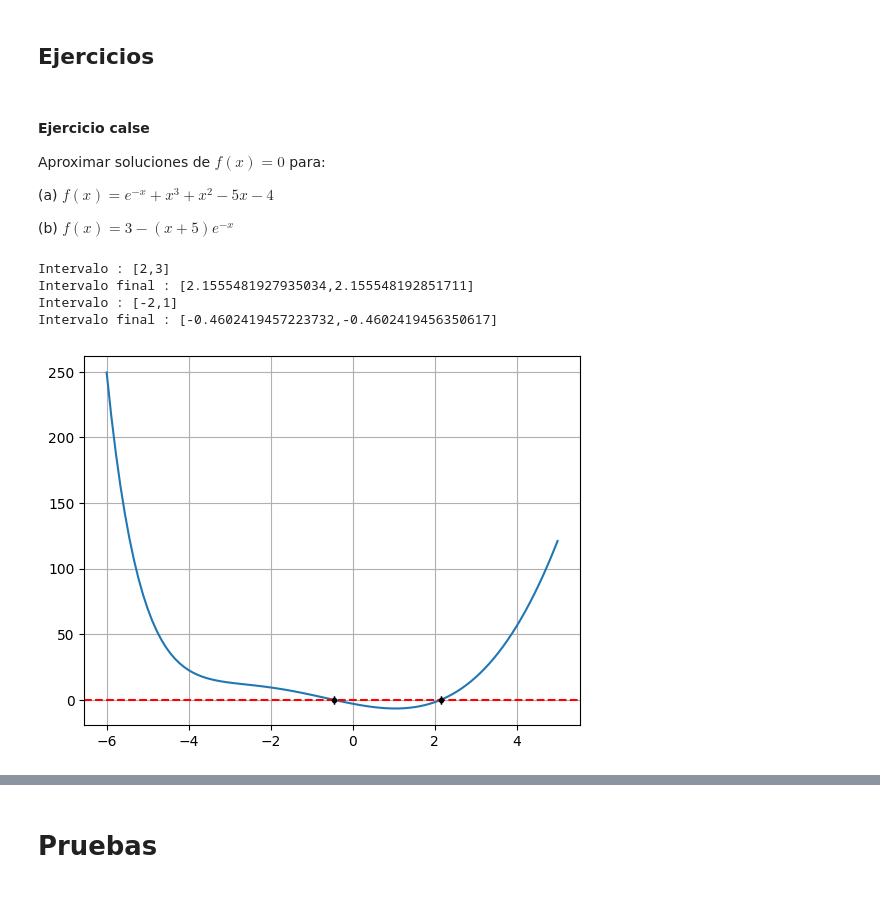
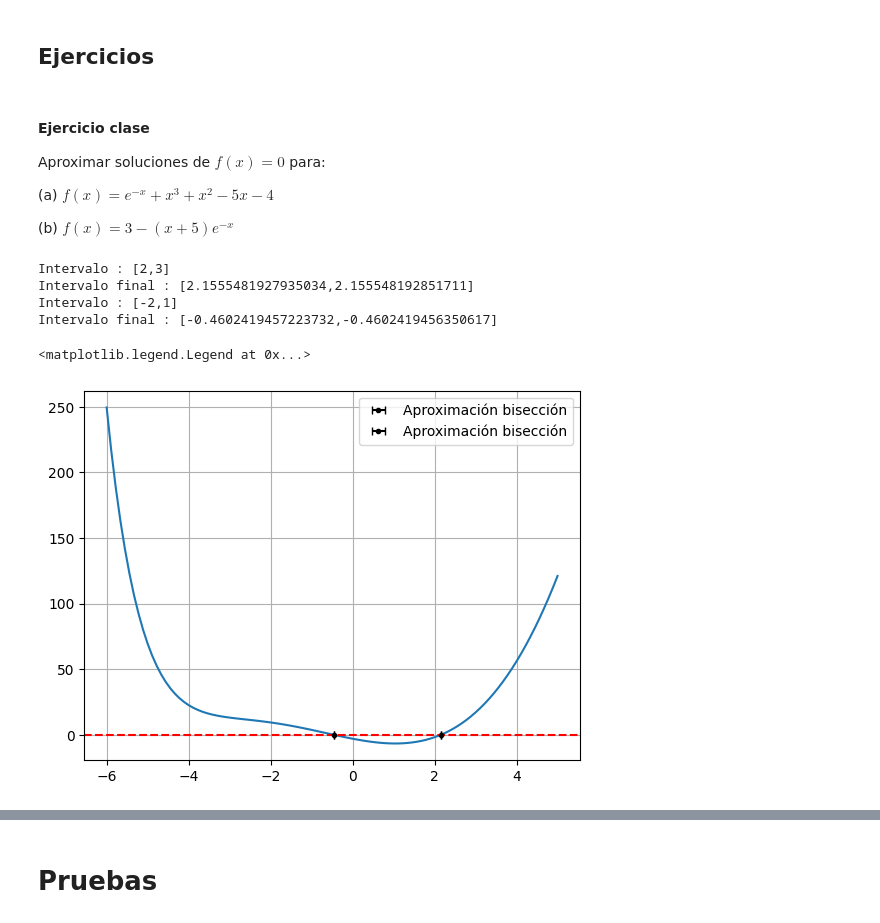
Before and after one commit to BernardoPironio/Ejercicios_calculo_numerico, a Jupyter notebook: Ejercicios calculo.ipynb, the cells around one changed output, grey strips where cells are left out. Drawn from its saved outputs; the diff is of its cells as text; code cells hidden in the pictures.

Commit message:
Agrego ejercicios de la practica 6

```diff
--- a/Ejercicios calculo.ipynb
+++ b/Ejercicios calculo.ipynb
@@ -965,6 +965,10 @@ def biseccion(x0,xf,funcion,tol = 1e-10,max_iter = 100):
         if funcion(xf)*funcion_xm < 0:
             x0 = xm
             continue
+        if funcion_xm == 0:
+            x0 = xm
+            xf = xm
+            break
 
     print(f'Intervalo final : [{x0},{xf}]')
     return x0,xf
@@ -1003,7 +1008,7 @@ def NewtonRaphson(x0,funcion,derivada,tol = 1e-10,max_iter = 100):
 # %% [markdown]
 ## Ejercicios
 # %% [markdown]
-#### Ejercicio calse
+#### Ejercicio clase
 Aproximar soluciones de $f(x) = 0$ para:
 
 (a) $f(x) = e^{-x} + x^3 + x^2 - 5x - 4$
@@ -1012,22 +1017,24 @@ Aproximar soluciones de $f(x) = 0$ para:
 # %%
 x = np.linspace(-6,5,100)
 funcion = lambda x: np.exp(-x) + x**3 + x**2 - 5*x -4
 
 x01,xf1 = biseccion(2,3,funcion)
 x02,xf2 = biseccion(-2,1,funcion)
 
 plt.figure()
 plt.plot(x,funcion(x))
 plt.axhline(0,color = 'red', linestyle = '--')
 plt.errorbar((x01 + xf1)/2,0,xerr = (xf1 - x01)/2, fmt = 'o', color = 'black', label = 'Aproximación bisección',markersize = 3,capsize = 3)
 plt.errorbar((x02 + xf2)/2,0,xerr = (xf2 - x02)/2, fmt = 'o', color = 'black', label = 'Aproximación bisección',markersize = 3,capsize = 3)
 plt.grid()
+plt.legend()
 # %% [output]
 Intervalo : [2,3]
 Intervalo final : [2.1555481927935034,2.155548192851711]
 Intervalo : [-2,1]
 Intervalo final : [-0.4602419457223732,-0.4602419456350617]
+<matplotlib.legend.Legend at 0x...>
-[figure, old version]
+[figure, new version]
 # %%
 x = np.linspace(-6,10,100)
 funcion = lambda x: 3 - (x + 5)*np.exp(-x)
```
Also changed, not shown: parts of 16 cells of this notebook.
